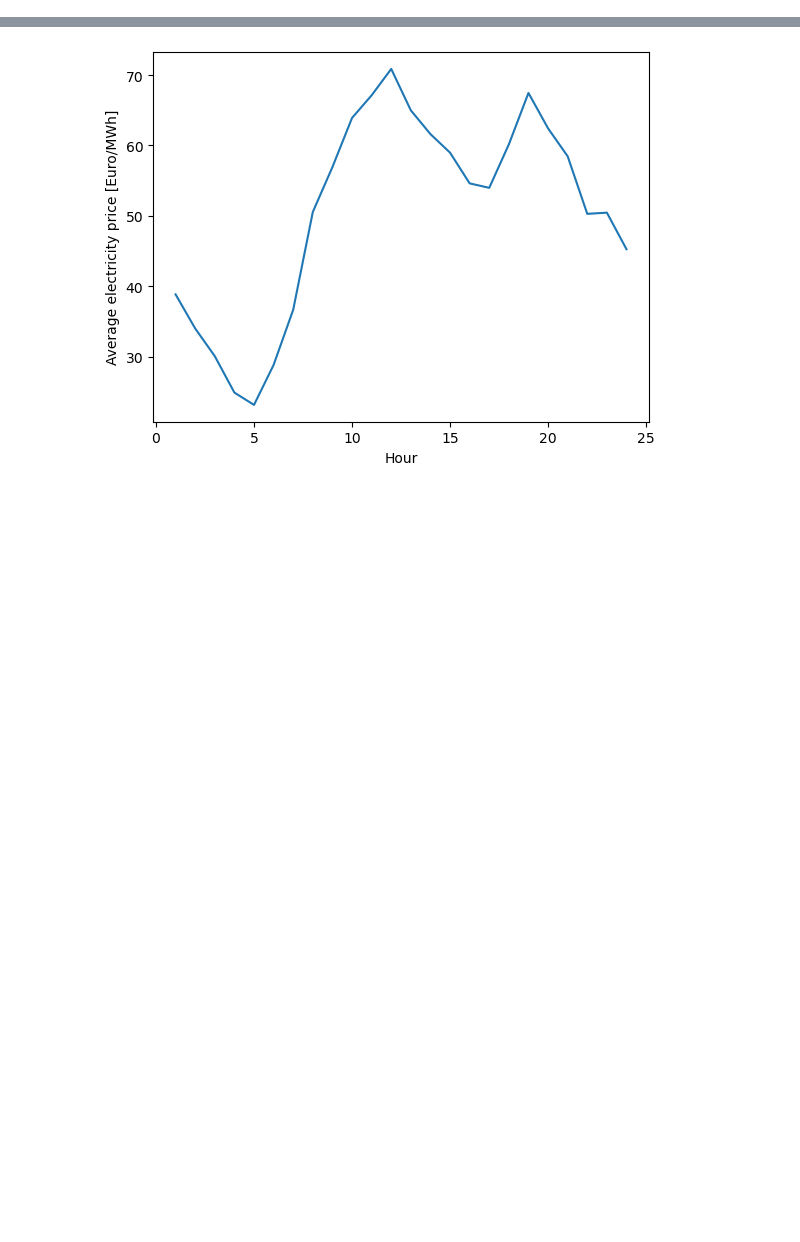
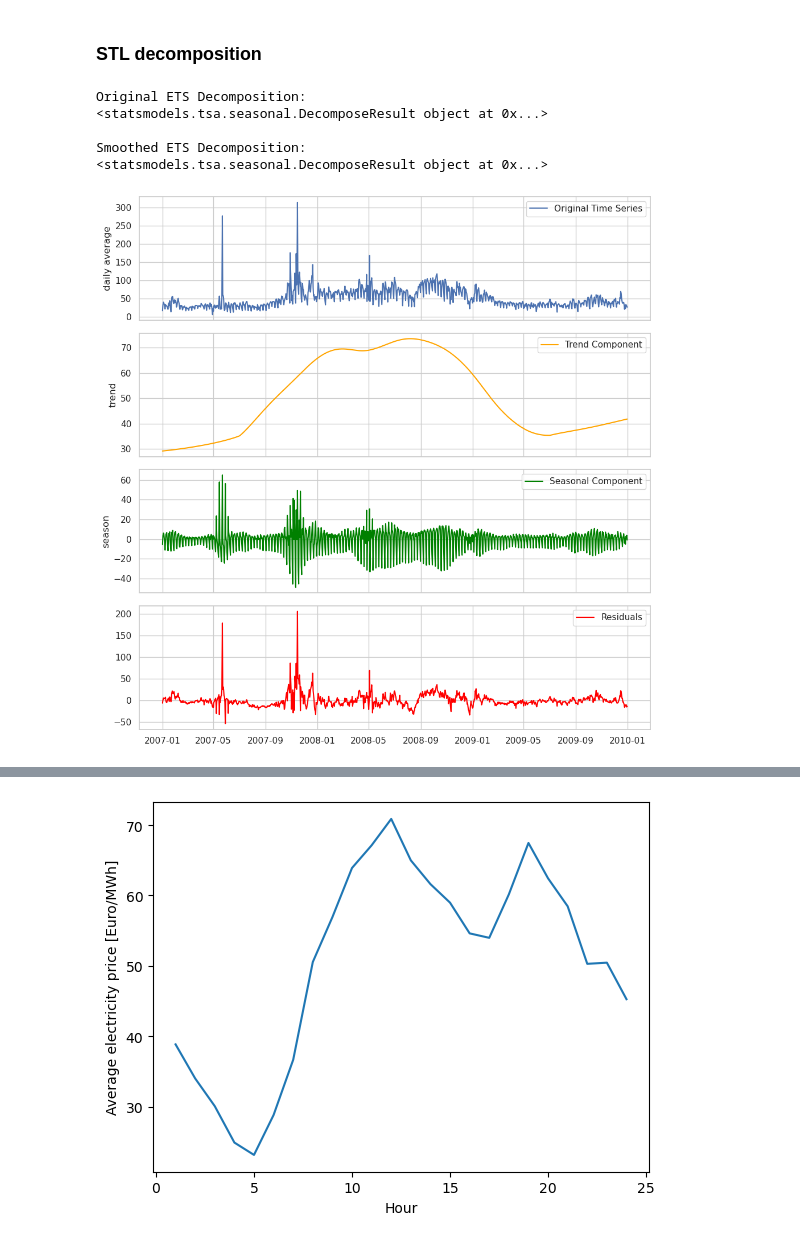
Before and after one commit to aeli3/RL-Project-2024, a Jupyter notebook: Visualisation.ipynb, the cells around one changed output, grey strips where cells are left out. Cells and saved outputs as stored; diff of their text form; code cells hidden in the pictures; blank space fills up the shorter version.

Commit message:
added STL decomposition

```diff
--- a/Visualisation.ipynb
+++ b/Visualisation.ipynb
@@ -65,0 +63,59 @@ plt.show()
+# %% [markdown]
+### STL decomposition
+# %%
+train['daily average'] = daily_averages
+train['date'] = train['PRICES']
+
+# Keep only 'date' and 'daily average' columns
+train = train[['date', 'daily average']]
+
+# Set 'date' as the index (double-check the type)
+train['date'] = pd.to_datetime(train['date'])
+train.set_index('date', inplace=True)
+
+# Extract the 'daily average' column as a Series
+ts = train['daily average']
+# %% [output]
+Original ETS Decomposition:
+<statsmodels.tsa.seasonal.DecomposeResult object at 0x...>
+
+Smoothed ETS Decomposition:
+<statsmodels.tsa.seasonal.DecomposeResult object at 0x...>
+# %%
+from statsmodels.tsa.seasonal import STL
+import matplotlib.pyplot as plt
+import seaborn as sns
+
+stl = STL(ts, seasonal=7, trend=365)
+res = stl.fit()
+# %%
+# Set Seaborn style
+sns.set(style="whitegrid")
+
+#Plot the decompositions with smaller points for residuals and grids using Seaborn
+fig, axes = plt.subplots(4, 1, figsize=(10, 10), sharex=True)
+
+# Plot original time series
+sns.lineplot(data=ts, ax=axes[0], label='Original Time Series')
+axes[0].legend()
+axes[0].grid(True)
+
+# Plot trend component
+sns.lineplot(data=res.trend, ax=axes[1], label='Trend Component', color='orange')
+axes[1].legend()
+axes[1].grid(True)
+
+# Plot seasonal component
+sns.lineplot(data=res.seasonal, ax=axes[2], label='Seasonal Component', color='green')
+axes[2].legend()
+axes[2].grid(True)
+
+# Plot the residuals in a more detailed way
+axes[3].plot(res.resid, label='Residuals', color='red')
+axes[3].legend()
+axes[3].grid(True)
+
+plt.tight_layout()
+plt.show()
+# %% [output]
+[figure, added]
```
Also changed, not shown: parts of 8 cells of this notebook.
